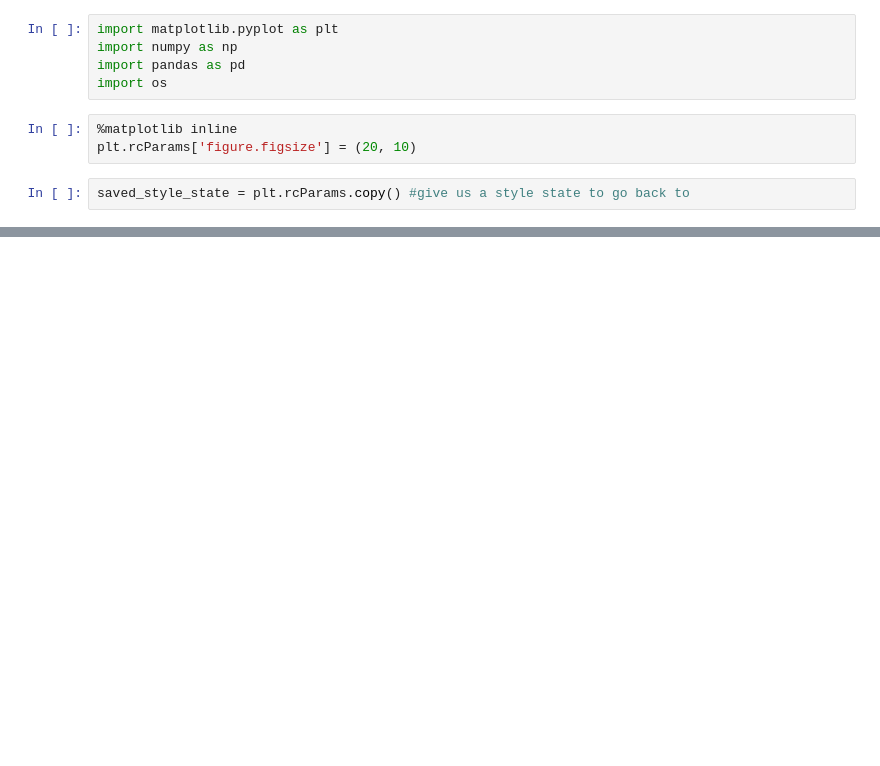
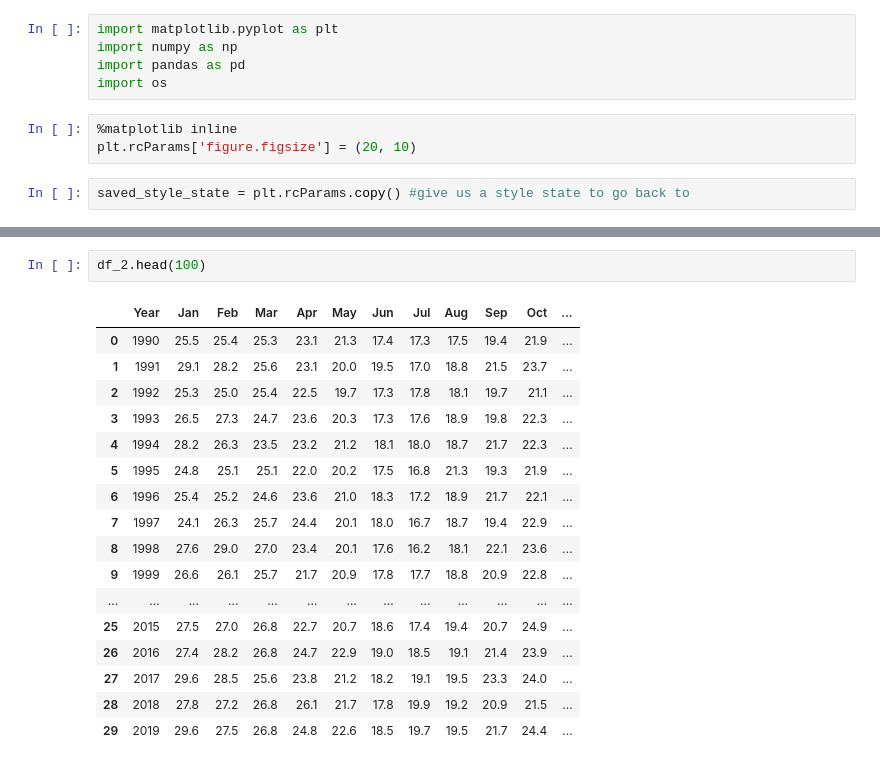
Before and after one commit to JordanLewisStudio/Data_project, a Jupyter notebook: data_project.ipynb, the cells around one changed output, grey strips where cells are left out. Cells and saved outputs as stored; diff of their text form; blank space fills up the shorter version.

```diff
--- a/data_project.ipynb
+++ b/data_project.ipynb
@@ -44 +81,21 @@ memory usage: 960.0+ bytes
+# %%
+df_2.head(100)
+# %% [output]
+|  | Year | Jan | Feb | Mar | Apr | May | Jun | Jul | Aug | Sep | Oct | ... |
+| 0 | 1990 | 25.5 | 25.4 | 25.3 | 23.1 | 21.3 | 17.4 | 17.3 | 17.5 | 19.4 | 21.9 | ... |
+| 1 | 1991 | 29.1 | 28.2 | 25.6 | 23.1 | 20.0 | 19.5 | 17.0 | 18.8 | 21.5 | 23.7 | ... |
+| 2 | 1992 | 25.3 | 25.0 | 25.4 | 22.5 | 19.7 | 17.3 | 17.8 | 18.1 | 19.7 | 21.1 | ... |
+| 3 | 1993 | 26.5 | 27.3 | 24.7 | 23.6 | 20.3 | 17.3 | 17.6 | 18.9 | 19.8 | 22.3 | ... |
+| 4 | 1994 | 28.2 | 26.3 | 23.5 | 23.2 | 21.2 | 18.1 | 18.0 | 18.7 | 21.7 | 22.3 | ... |
+| 5 | 1995 | 24.8 | 25.1 | 25.1 | 22.0 | 20.2 | 17.5 | 16.8 | 21.3 | 19.3 | 21.9 | ... |
+| 6 | 1996 | 25.4 | 25.2 | 24.6 | 23.6 | 21.0 | 18.3 | 17.2 | 18.9 | 21.7 | 22.1 | ... |
+| 7 | 1997 | 24.1 | 26.3 | 25.7 | 24.4 | 20.1 | 18.0 | 16.7 | 18.7 | 19.4 | 22.9 | ... |
+| 8 | 1998 | 27.6 | 29.0 | 27.0 | 23.4 | 20.1 | 17.6 | 16.2 | 18.1 | 22.1 | 23.6 | ... |
+| 9 | 1999 | 26.6 | 26.1 | 25.7 | 21.7 | 20.9 | 17.8 | 17.7 | 18.8 | 20.9 | 22.8 | ... |
+| ... | ... | ... | ... | ... | ... | ... | ... | ... | ... | ... | ... | ... |
+| 25 | 2015 | 27.5 | 27.0 | 26.8 | 22.7 | 20.7 | 18.6 | 17.4 | 19.4 | 20.7 | 24.9 | ... |
+| 26 | 2016 | 27.4 | 28.2 | 26.8 | 24.7 | 22.9 | 19.0 | 18.5 | 19.1 | 21.4 | 23.9 | ... |
+| 27 | 2017 | 29.6 | 28.5 | 25.6 | 23.8 | 21.2 | 18.2 | 19.1 | 19.5 | 23.3 | 24.0 | ... |
+| 28 | 2018 | 27.8 | 27.2 | 26.8 | 26.1 | 21.7 | 17.8 | 19.9 | 19.2 | 20.9 | 21.5 | ... |
+| 29 | 2019 | 29.6 | 27.5 | 26.8 | 24.8 | 22.6 | 18.5 | 19.7 | 19.5 | 21.7 | 24.4 | ... |
 # %%
```
Also changed, not shown: parts of 12 cells of this notebook, 2 other files.
